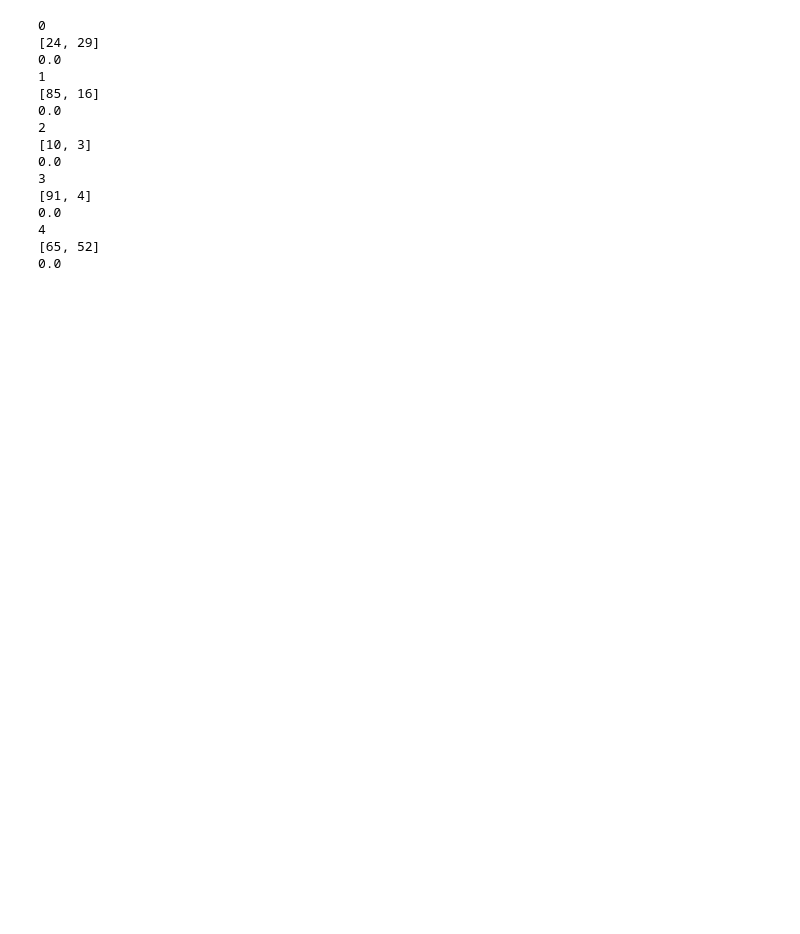
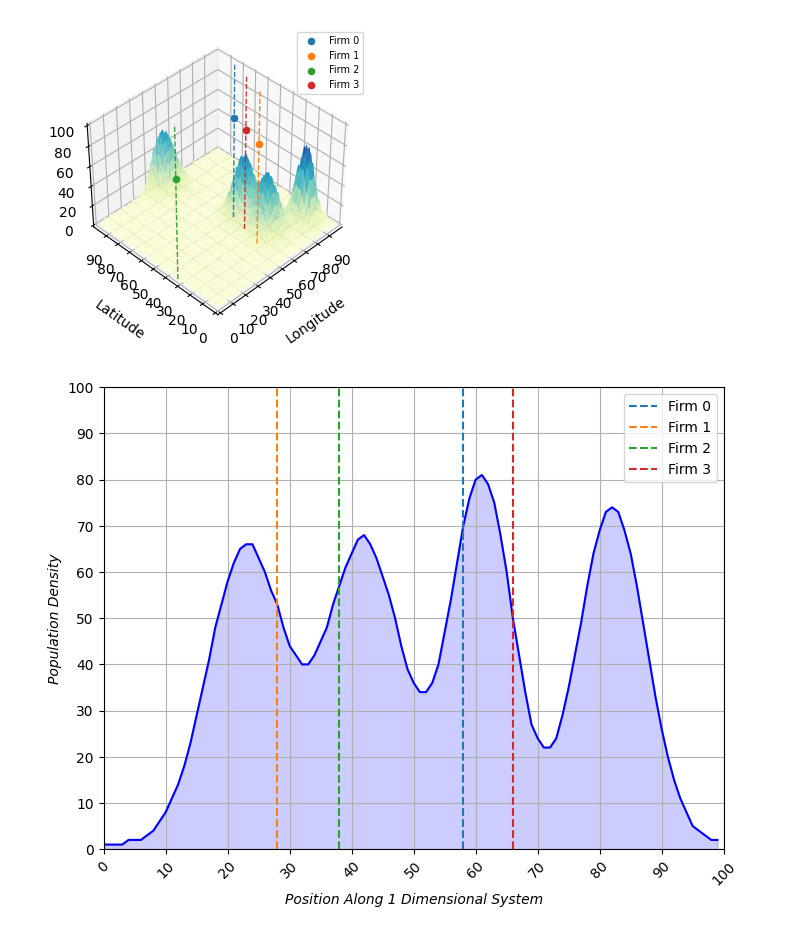
Before and after one commit to TarekThomasBounassif/ABM-For-Spatial-Competition, a Jupyter notebook: test.ipynb, the cells around one changed output. Drawn from its saved outputs; the diff is of its cells as text; code cells hidden in the pictures; blank space fills up the shorter version.

```diff
--- a/test.ipynb
+++ b/test.ipynb
@@ -39,24 +22,0 @@ ValueError: min() arg is an empty sequence
-# %%
-firm_locations = sim_test.model_env.list_firm_locations()
-for firm_id in sim_test.model_env.firm_dict.keys():
-    current_firm = sim_test.model_env.firm_dict[firm_id]
-    print(firm_id)
-    print(current_firm.position_history[-1])
-    print(firm_locations)
-    print(env_plotter.get_distance_to_closest_firm(current_firm.position_history[-1], firm_locations))
-# %% [output]
-0
-[24, 29]
-0.0
-1
-[85, 16]
-0.0
-2
-[10, 3]
-0.0
-3
-[91, 4]
-0.0
-4
-[65, 52]
-0.0
@@ -62,0 +69,11 @@ for firm_id in sim_test.model_env.firm_dict.keys():
+# %%
+exp_1 = simulator.Simulator(EXP_1[2], EXP_1[0], EXP_1[1])
+exp_2 = simulator.Simulator(EXP_2[2], EXP_2[0], EXP_2[1])
+importlib.reload(env_plotter)
+importlib.reload(simulator)
+importlib.reload(firm)
+env_plotter.plot_2d_system_2(exp_1.model_env)
+env_plotter.plot_1d_system(exp_2.model_env, True)
+# %% [output]
+[figure, added]
+[figure, added]
```
Also changed, not shown: parts of 7 cells of this notebook, 20 other files.
